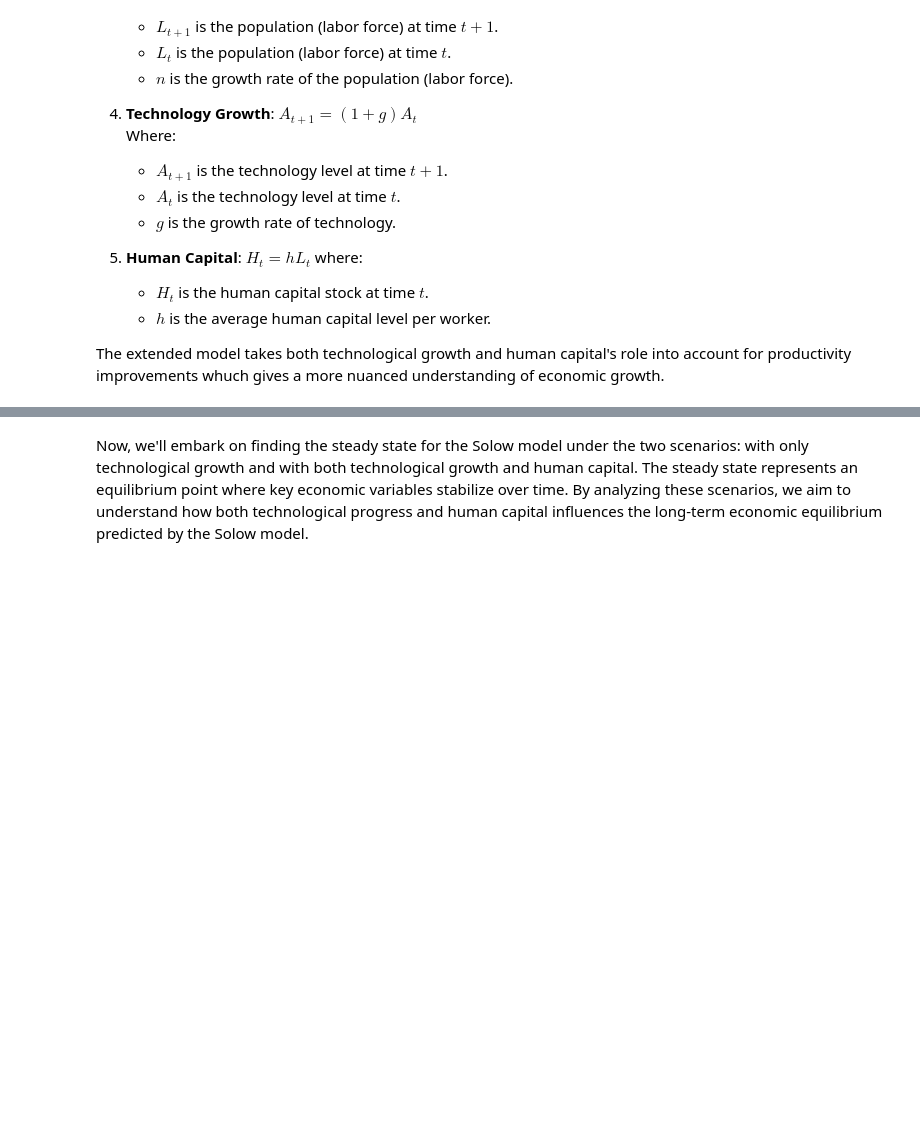
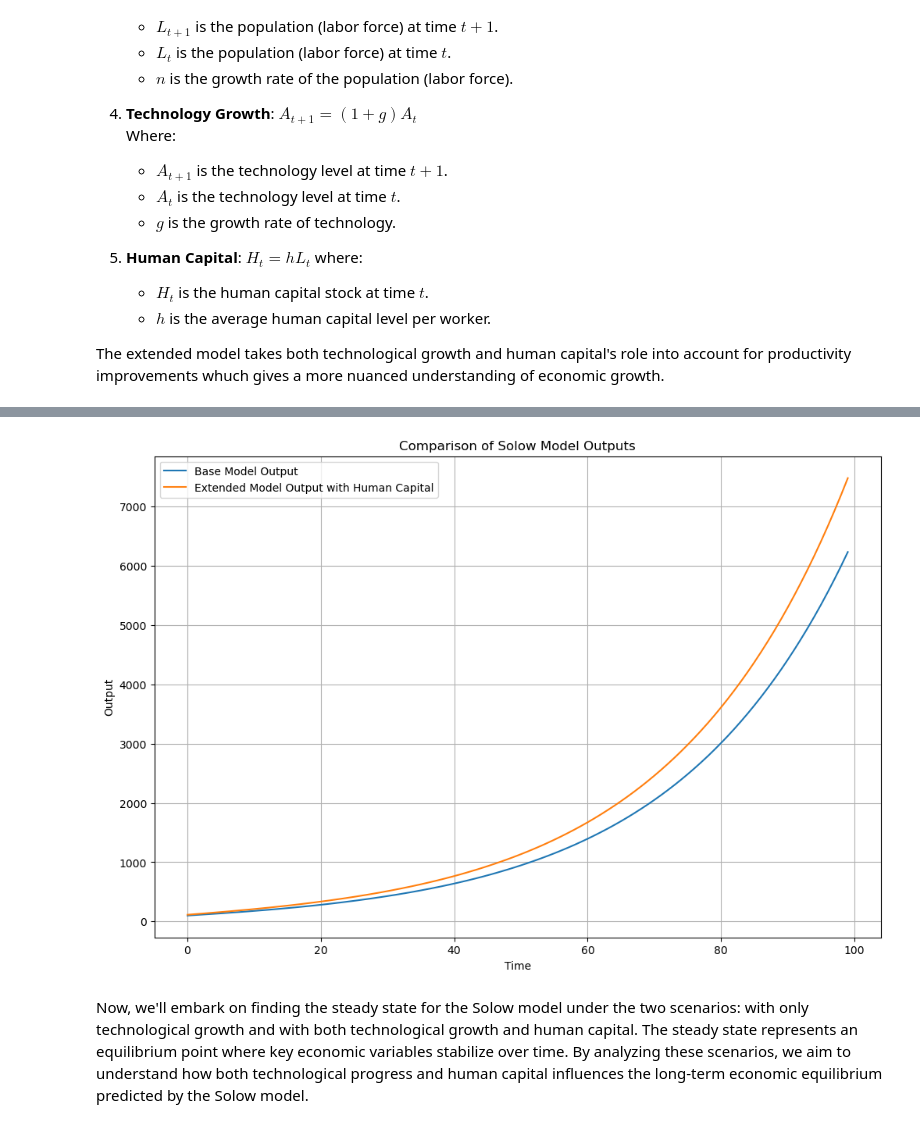
Before and after one commit to NumEconCopenhagen/projects-2024-maja-sarah-marcus, a Jupyter notebook: modelproject/modelproject.ipynb, the cells around one changed output, grey strips where cells are left out. Drawn from its saved outputs; the diff is of its cells as text; code cells hidden in the pictures; blank space fills up the shorter version.

```diff
--- a/modelproject/modelproject.ipynb
+++ b/modelproject/modelproject.ipynb
@@ -372,3 +226,81 @@ plt.show()
+# %%
+import numpy as np
+import matplotlib.pyplot as plt
+
+# Parameters
+s = 0.2       # Savings rate
+alpha = 0.3   # Output elasticity of capital
+delta = 0.05  # Depreciation rate
+n = 0.01      # Population growth rate
+g = 0.02      # Technological growth rate
+K0 = 100      # Initial capital stock
+L0 = 100      # Initial labor
+T = 100       # Number of time periods to simulate
+h = 1.2       # Average level of human capital
+
+def solow_base_model():
+    # Initialize arrays to store the time series of capital, labor, output, and technology
+    K = np.zeros(T)
+    L = np.zeros(T)
+    Y_base = np.zeros(T)
+    A = np.zeros(T)
+    K[0] = K0
+    L[0] = L0
+    A[0] = 1
+
+    # Simulation
+    for t in range(T-1):
+        Y_base[t] = A[t] * K[t]**alpha * L[t]**(1-alpha)  # Production function with technology
+        K[t+1] = s * Y_base[t] + (1 - delta) * K[t]  # Capital accumulation
+        L[t+1] = (1 + n) * L[t]  # Population growth
+        A[t+1] = (1 + g) * A[t]  # Technological growth
+
+    # Output in the last period
+    Y_base[T-1] = A[T-1] * K[T-1]**alpha * L[T-1]**(1-alpha)
+
+    return Y_base
+
+def solow_extended_model():
+    # Initialize arrays to store the time series of capital, labor, output, technology, and human capital
+    K = np.zeros(T)
+    L = np.zeros(T)
+    H = np.zeros(T)
+    Y_ext = np.zeros(T)
+    A = np.zeros(T)
+    K[0] = K0
+    L[0] = L0
+    A[0] = 1
+    H[0] = h * L[0]
+
+    # Simulation with human capital and technology
+    for t in range(T-1):
+        Y_ext[t] = A[t] * K[t]**alpha * (H[t])**(1-alpha)  # Production function with human capital and technology
+        K[t+1] = s * Y_ext[t] + (1 - delta) * K[t]  # Capital accumulation
+        L[t+1] = (1 + n) * L[t]  # Population growth
+        A[t+1] = (1 + g) * A[t]  # Technological growth
+        H[t+1] = h * L[t+1]  # Human capital growth
+
+    # Output in the last period
+    Y_ext[T-1] = A[T-1] * K[T-1]**alpha * (H[T-1])**(1-alpha)
+
+    return Y_ext
+
+# Run simulations
+Y_base = solow_base_model()
+Y_ext = solow_extended_model()
+
+# Plotting the results
+plt.figure(figsize=(12, 8))
+plt.plot(Y_base, label='Base Model Output')
+plt.plot(Y_ext, label='Extended Model Output with Human Capital')
+plt.title('Comparison of Solow Model Outputs')
+plt.xlabel('Time')
+plt.ylabel('Output')
+plt.legend()
+plt.grid(True)
+plt.show()
+# %% [output]
+[figure, added]
 # %% [markdown]
 Now, we'll embark on finding the steady state for the Solow model under the two scenarios: with only technological growth and with both technological growth and human capital. The steady state represents an equilibrium point where key economic variables stabilize over time. By analyzing these scenarios, we aim to understand how both technological progress and human capital influences the long-term economic equilibrium predicted by the Solow model.
 # %%
```
Also changed, not shown: parts of 3 cells of this notebook.
